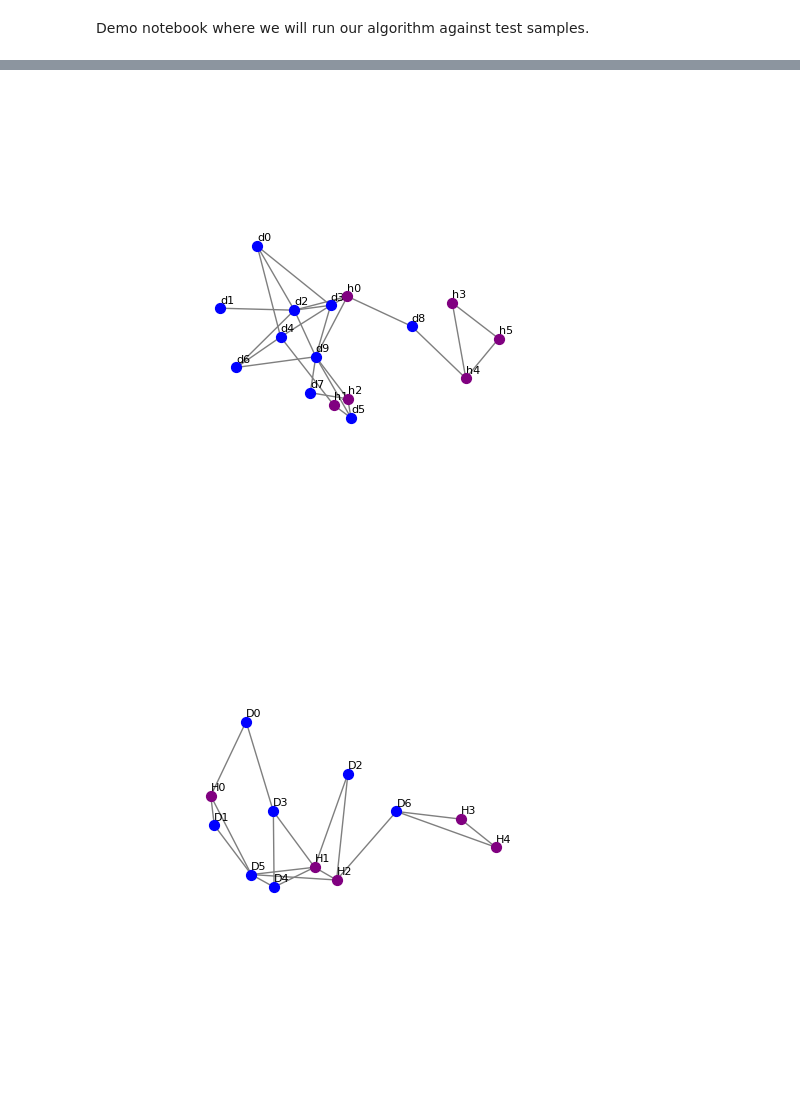
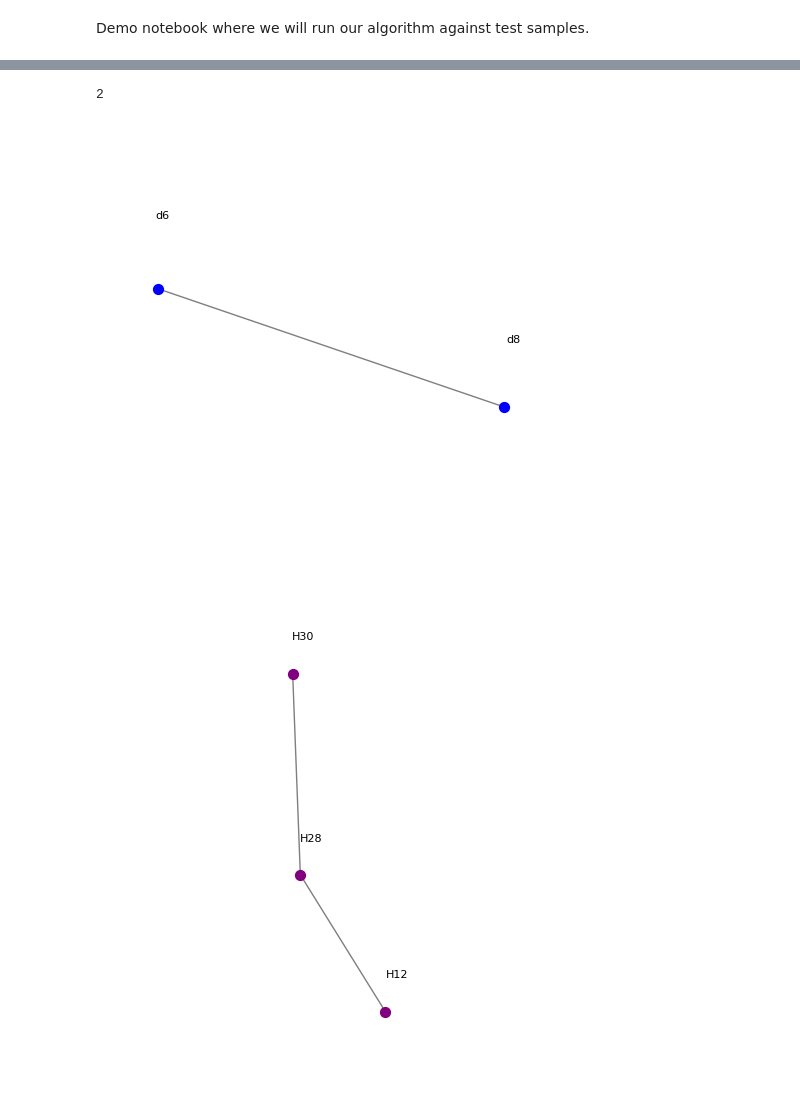
Before and after one commit to M-Garrigues/Quantum-Docking, a Jupyter notebook: notebooks/demo.ipynb, the cells around one changed output, grey strips where cells are left out. Cells and saved outputs as stored; diff of their text form; code cells hidden in the pictures.

```diff
--- a/notebooks/demo.ipynb
+++ b/notebooks/demo.ipynb
@@ -24,4 +26,5 @@ ImportError: cannot import name 'HashTrieMap' from 'rpds' (/Users/mathieug/minif
 # %%
-mol = Chem.MolFromPDBFile("../data/receptors/1AO2.pdb", sanitize=True, removeHs=False)
-rdkit.Chem.Draw.MolToImage(mol, size=(800, 800), kekulize=True, wedgeBonds=True, fitImage=True)
+mol = Chem.MolFromPDBFile("../data/receptors/1AO2.pdb", sanitize=False, removeHs=False)
+
+rdkit.Chem.Draw.MolToImage(mol, size=(1600, 1600), kekulize=True, wedgeBonds=True, fitImage=True)
 # %% [output]
@@ -28,0 +32,7 @@ rdkit.Chem.Draw.MolToImage(mol, size=(800, 800), kekulize=True, wedgeBonds=True,
+# %%
+ligand = Chem.SDMolSupplier("../data/ligands/TAXOL.sdf", sanitize=False, removeHs=False)[0]
+ligand = Chem.AddHs(ligand)
+ligand.UpdatePropertyCache()
+Chem.GetSymmSSSR(ligand)
+ligand.GetRingInfo().NumRings()
+rdkit.Chem.Draw.MolToImage(ligand, size=(1600, 1600), kekulize=True, wedgeBonds=True, fitImage=True)
@@ -29,18 +41,43 @@ rdkit.Chem.Draw.MolToImage(mol, size=(800, 800), kekulize=True, wedgeBonds=True,
 # %%
-R_features = get_features(mol, "receptor")[1::3]
-L_features = get_features(mol, "ligand")[1::4]
+from mol_processing.features import spatial_selection
+
+
+Chem.GetSymmSSSR(mol)
+mol.GetRingInfo().NumRings()
+
+receptor_binding_site = [(10, 15), (-10, -6), (18, 20)]
+ligand_binding_site = [(0, 4), (0, 3), (2, 4)]
+
+R_features = get_features(mol, "receptor")
+
+L_features = get_features(ligand, "ligand")
+
+# R_distance_matrix = build_distance_matrix(R_features)
+# L_distance_matrix = build_distance_matrix(L_features)
 
 name_features_by_count(R_features, is_ligand=False)
 name_features_by_count(L_features, is_ligand=True)
 
+
+# draw_feature_list(R_features, R_distance_matrix)
+# draw_feature_list(L_features, L_distance_matrix)
+
+
+R_features = spatial_selection(R_features, receptor_binding_site)
+print(len(R_features))
+L_features = spatial_selection(L_features, ligand_binding_site)
+
+
 R_distance_matrix = build_distance_matrix(R_features)
 L_distance_matrix = build_distance_matrix(L_features)
 
+
 draw_feature_list(R_features, R_distance_matrix)
 draw_feature_list(L_features, L_distance_matrix)
 # %% [output]
+2
-[figure, old version]
+[figure, new version]
-[figure, old version]
+[figure, new version]
 # %%
 import networkx as nx
 
```
Also changed, not shown: parts of 10 cells of this notebook, 5 other files.
